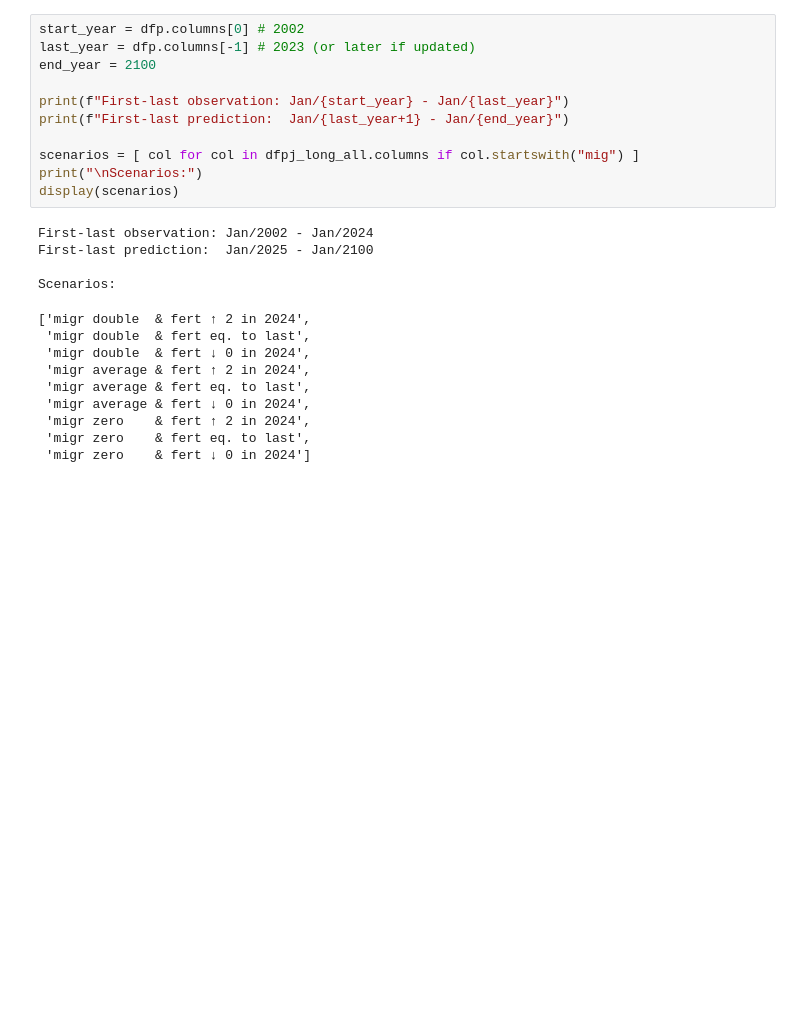
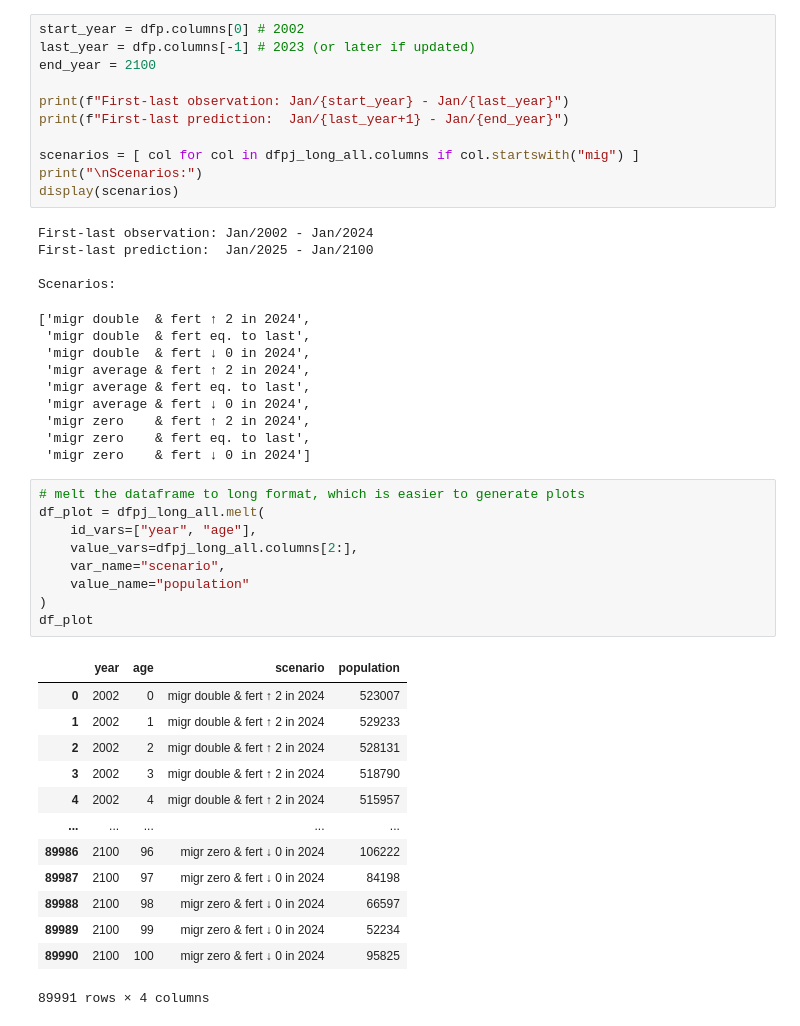
Before and after one commit to danieleongari/demographic_model_page, a Jupyter notebook: notebooks/73_analyse_future_population.ipynb, the cells around one changed output. Cells and saved outputs as stored; diff of their text form; blank space fills up the shorter version.

```diff
--- a/notebooks/73_analyse_future_population.ipynb
+++ b/notebooks/73_analyse_future_population.ipynb
@@ -62,4 +63,27 @@ Scenarios:
  'migr zero    & fert ↑ 2 in 2024',
  'migr zero    & fert eq. to last',
  'migr zero    & fert ↓ 0 in 2024']
+# %%
+# melt the dataframe to long format, which is easier to generate plots
+df_plot = dfpj_long_all.melt(
+    id_vars=["year", "age"],
+    value_vars=dfpj_long_all.columns[2:],
+    var_name="scenario",
+    value_name="population"
+)
+df_plot
+# %% [output]
+|  | year | age | scenario | population |
+| 0 | 2002 | 0 | migr double & fert ↑ 2 in 2024 | 523007 |
+| 1 | 2002 | 1 | migr double & fert ↑ 2 in 2024 | 529233 |
+| 2 | 2002 | 2 | migr double & fert ↑ 2 in 2024 | 528131 |
+| 3 | 2002 | 3 | migr double & fert ↑ 2 in 2024 | 518790 |
+| 4 | 2002 | 4 | migr double & fert ↑ 2 in 2024 | 515957 |
+| ... | ... | ... | ... | ... |
+| 89986 | 2100 | 96 | migr zero & fert ↓ 0 in 2024 | 106222 |
+| 89987 | 2100 | 97 | migr zero & fert ↓ 0 in 2024 | 84198 |
+| 89988 | 2100 | 98 | migr zero & fert ↓ 0 in 2024 | 66597 |
+| 89989 | 2100 | 99 | migr zero & fert ↓ 0 in 2024 | 52234 |
+| 89990 | 2100 | 100 | migr zero & fert ↓ 0 in 2024 | 95825 |
+89991 rows × 4 columns
 # %%
```
Also changed, not shown: parts of 6 cells of this notebook, 9 other files.
